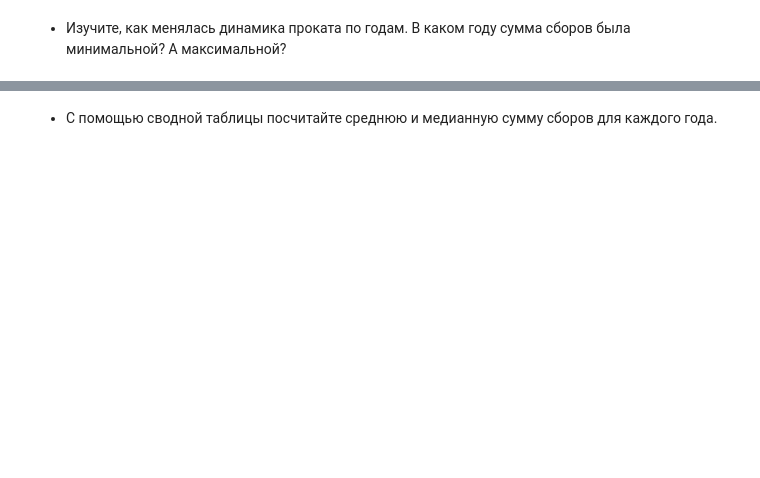
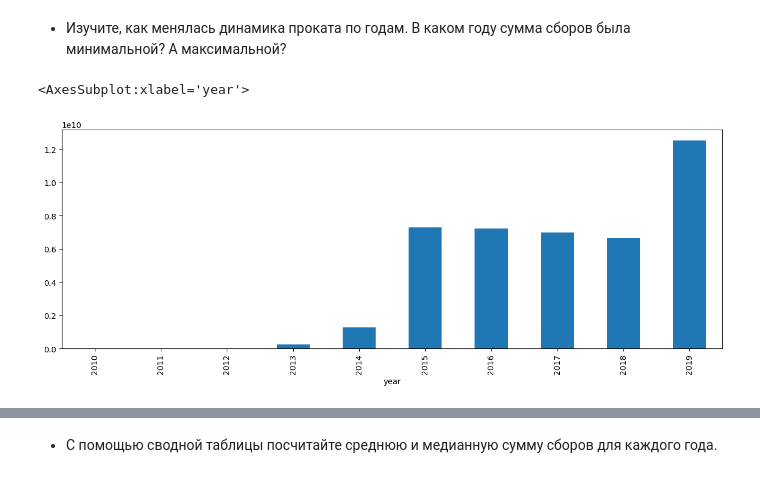
Before and after one commit to VSXV/Data-Science-Projects, a Jupyter notebook: d11dfd07-1855-413a-b591-15d13f4190ed.ipynb, the cells around one changed output, grey strips where cells are left out. Cells and saved outputs as stored; diff of their text form; code cells hidden in the pictures; blank space fills up the shorter version.

```diff
--- a/d11dfd07-1855-413a-b591-15d13f4190ed.ipynb
+++ b/d11dfd07-1855-413a-b591-15d13f4190ed.ipynb
@@ -186,2 +380,8 @@ memory usage: 994.1+ KB
 # %% [markdown]
 - Изучите, как менялась динамика проката по годам. В каком году сумма сборов была минимальной? А максимальной?
+# %%
+#Определяем сумарный бюджет фильмов по годам и строим график по порядку возрастания года.
+data.groupby('year')['budget'].sum().sort_index().plot(kind='bar', figsize=(15, 5))
+# %% [output]
+<AxesSubplot:xlabel='year'>
+[figure, added]
```
Also changed, not shown: parts of 35 cells of this notebook.
